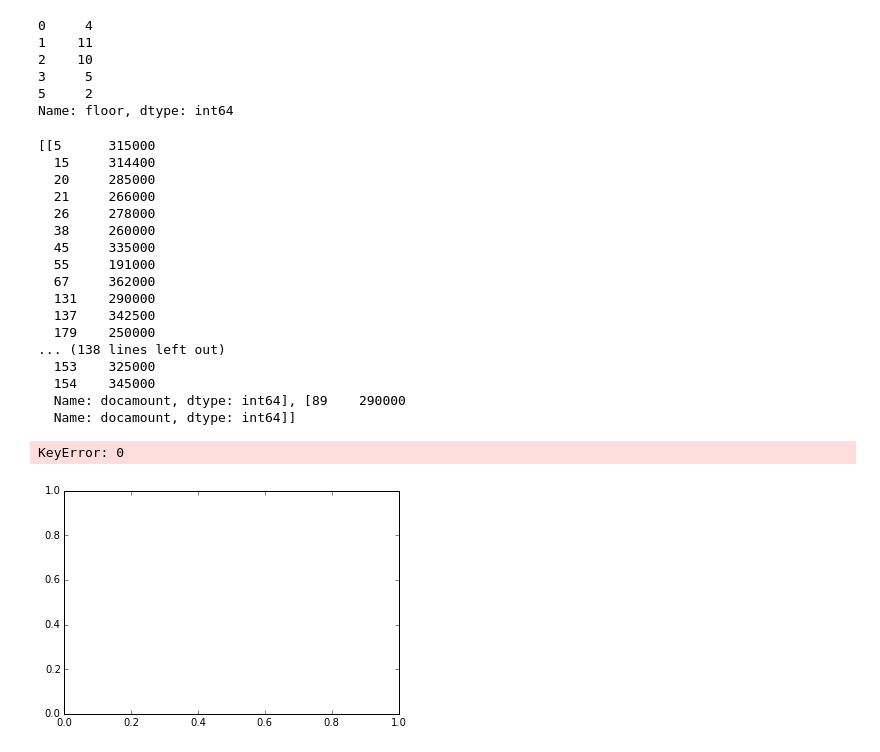
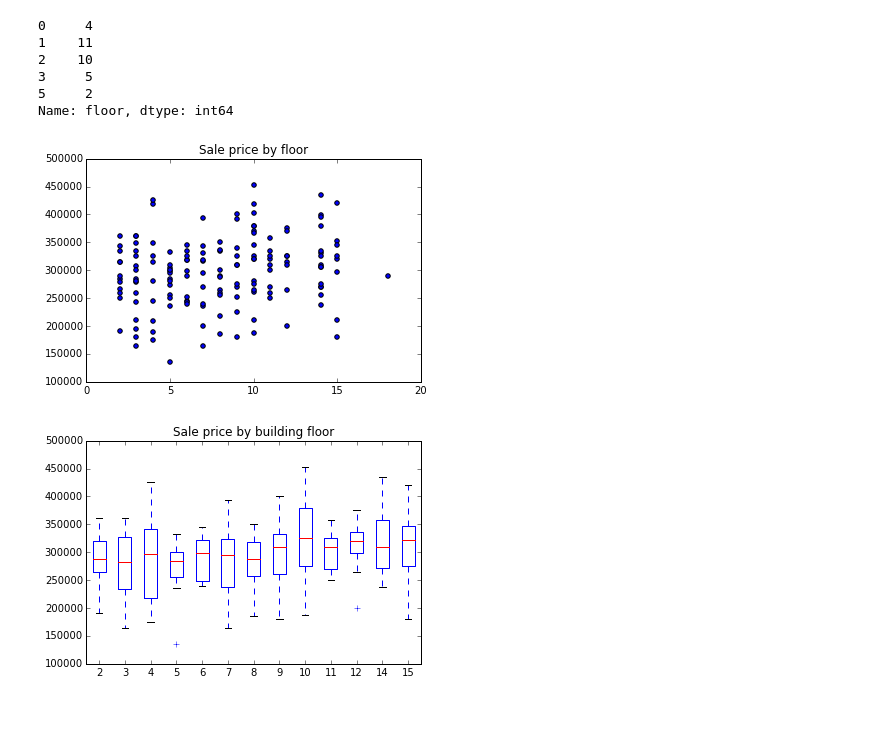
Before and after one commit to Jwerberg/slideruleprojects, a Jupyter notebook: Initial Coop Data Story.ipynb, the cells around one changed output. Saved outputs shown, nothing was run; the diff lists cells and outputs as text; code cells hidden in the pictures; blank space fills up the shorter version.

Commit message:
Good enough charts for now

```diff
--- a/Initial Coop Data Story.ipynb
+++ b/Initial Coop Data Story.ipynb
@@ -225,38 +225,25 @@ sales.floor.head()
 3     5
 5     2
 Name: floor, dtype: int64
+# %%
+x = sales.floor.values
+y = sales.docamount.values
+
+plt.scatter(x,y)
+plt.title('Sale price by floor')
+plt.show()
+# %% [output]
+[figure, added]
 # %%
-floors=sales.floor.unique()
+floorcounts=sales.floor.value_counts()
+floors=floorcounts[floorcounts>1].index.values
 floors.sort()
+floors
 data = []
 for f in floors:
     data.append([sales[sales.floor==f].docamount])
-
-data
-
-#plt.boxplot(data),labels=floors)
-#plt.title('Sale price by building floor')
-#plt.show()
+plt.boxplot(data ,labels=floors)
+plt.title('Sale price by building floor')
+plt.show()
 # %% [output]
-[[5      315000
-  15     314400
-  20     285000
-  21     266000
-  26     278000
-  38     260000
-  45     335000
-  55     191000
-  67     362000
-  131    290000
-  137    342500
-  179    250000
-... (138 lines left out)
-  153    325000
-  154    345000
-  Name: docamount, dtype: int64], [89    290000
-  Name: docamount, dtype: int64]]
+[figure, added]
-# %%
-plt.boxplot(data)
-# %% [output]
-KeyError: 0
-[figure, removed]
```
Also changed, not shown: parts of 2 cells of this notebook.
